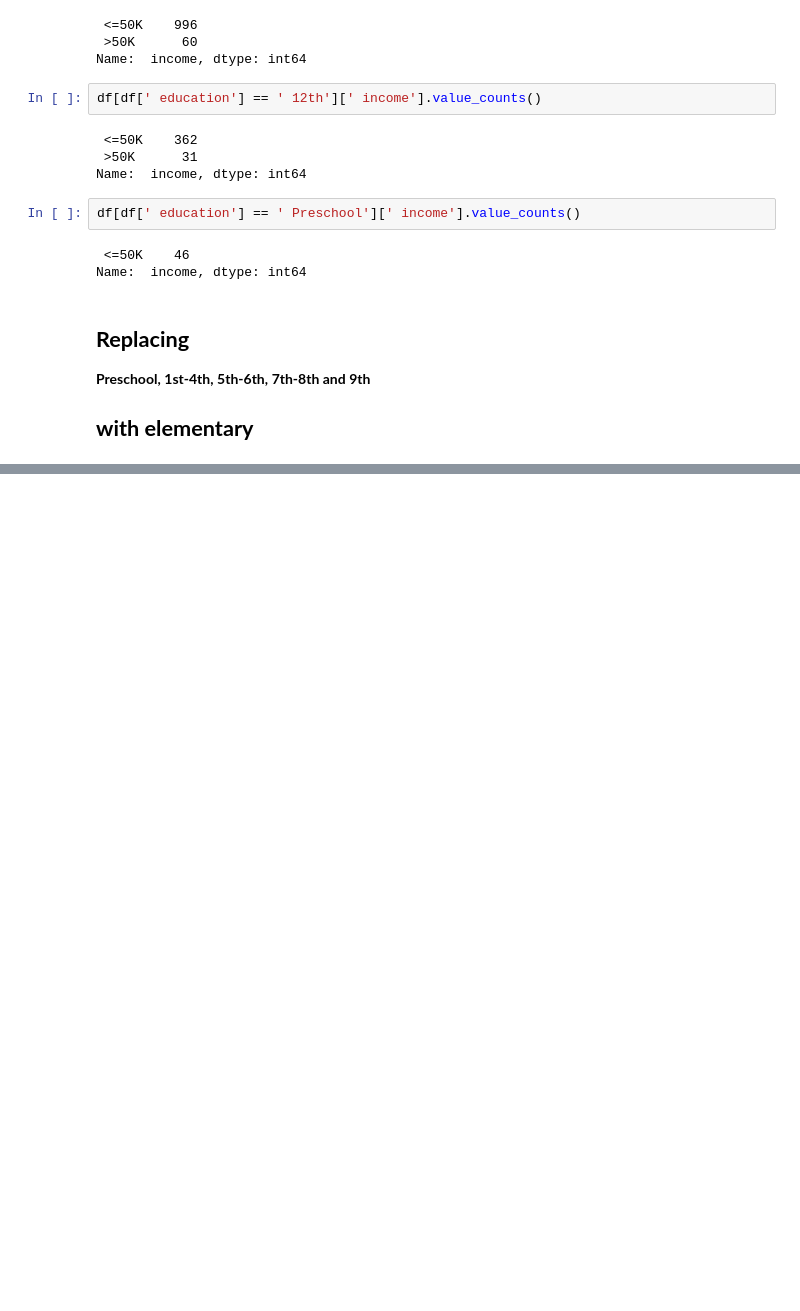
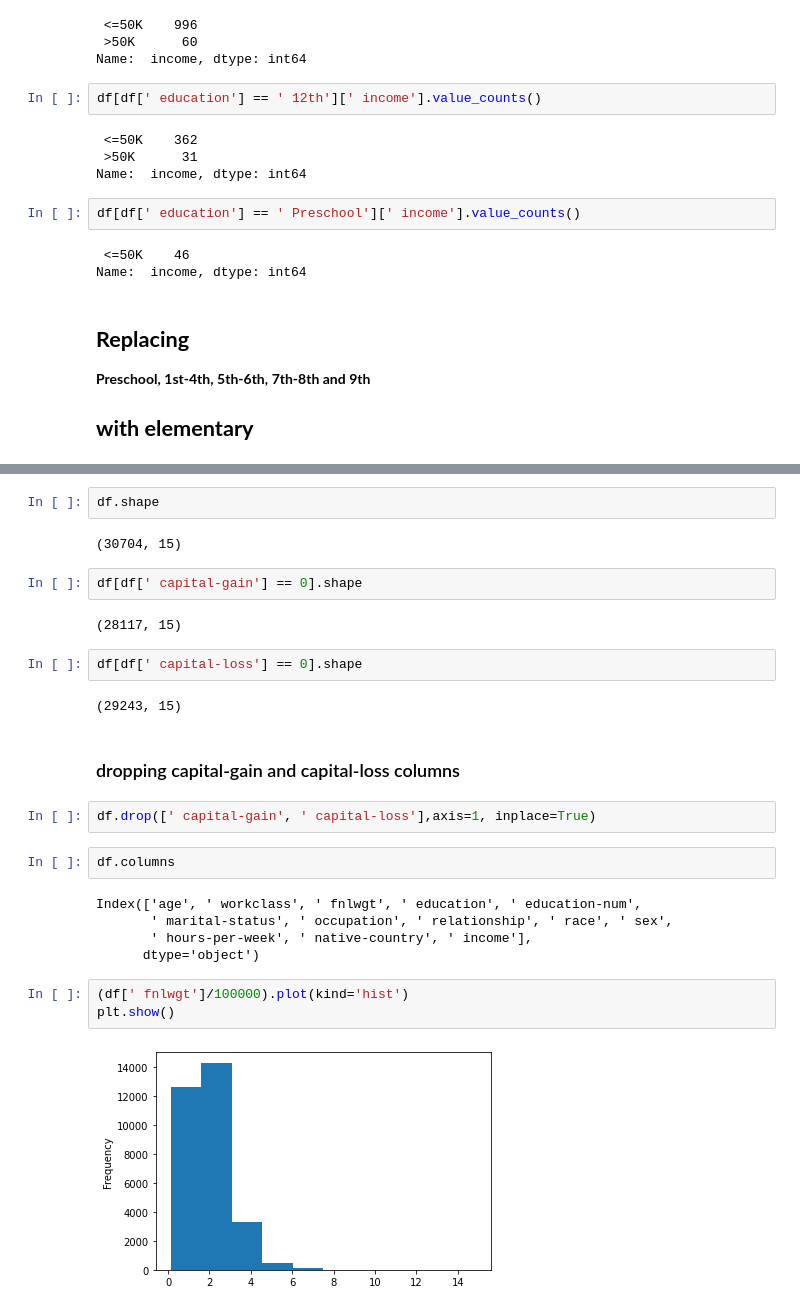
Before and after one commit to NaNdalal-dev/income-classification, a Jupyter notebook: Income-classification.ipynb, the cells around one changed output, grey strips where cells are left out. Saved outputs shown, nothing was run; the diff lists cells and outputs as text; blank space fills up the shorter version.

```diff
--- a/Income-classification.ipynb
+++ b/Income-classification.ipynb
@@ -237,0 +264,28 @@ for col in elemen_cols:
+# %%
+df.shape
+# %% [output]
+(30704, 15)
+# %%
+df[df[' capital-gain'] == 0].shape
+# %% [output]
+(28117, 15)
+# %%
+df[df[' capital-loss'] == 0].shape
+# %% [output]
+(29243, 15)
+# %% [markdown]
+### dropping capital-gain and capital-loss columns
+# %%
+df.drop([' capital-gain', ' capital-loss'],axis=1, inplace=True)
+# %%
+df.columns
+# %% [output]
+Index(['age', ' workclass', ' fnlwgt', ' education', ' education-num',
+       ' marital-status', ' occupation', ' relationship', ' race', ' sex',
+       ' hours-per-week', ' native-country', ' income'],
+      dtype='object')
+# %%
+(df[' fnlwgt']/100000).plot(kind='hist')
+plt.show()
+# %% [output]
+[figure, added]
```
Also changed, not shown: parts of 36 cells of this notebook.
